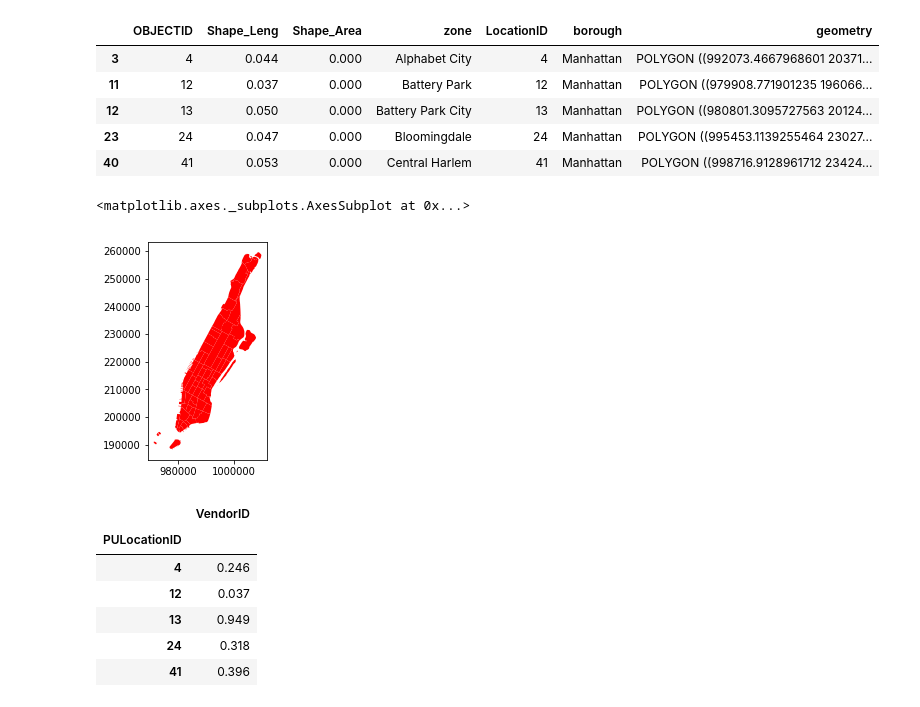
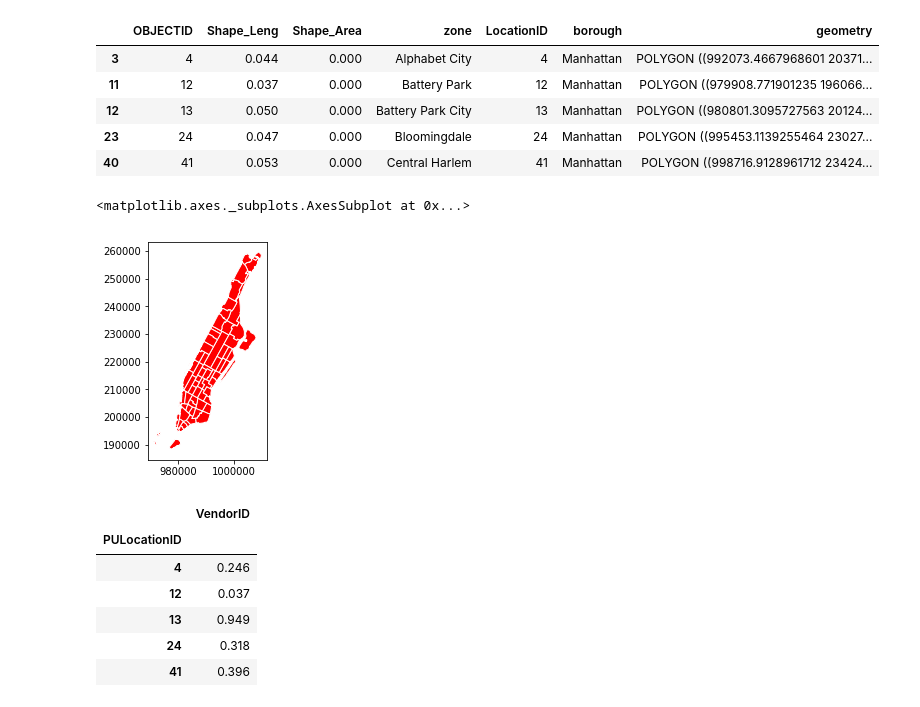
Before and after one commit to hlmiao/nyc_taxi_requests_prediction, a Jupyter notebook: nyc_taxi_requests_prediction.ipynb, the cells around one changed output. Drawn from its saved outputs; the diff is of its cells as text; code cells hidden in the pictures.

```diff
--- a/nyc_taxi_requests_prediction.ipynb
+++ b/nyc_taxi_requests_prediction.ipynb
@@ -10,7 +10,7 @@ import geopandas as gp
 import matplotlib
 %matplotlib inline
 import matplotlib.pyplot as plt
-plt.rcParams['figure.figsize'] = [40, 20]
+plt.rcParams['figure.figsize'] = [200, 150]
 pd.set_option('display.max_columns', None)
 pd.set_option('display.float_format', lambda x: '%.3f' % x)
 
@@ -350,10 +357,10 @@ taxi_zones_shape.head()
 | 23 | 24 | 0.047 | 0.000 | Bloomingdale | 24 | Manhattan | POLYGON ((995453.1139255464 23027... |
 | 40 | 41 | 0.053 | 0.000 | Central Harlem | 41 | Manhattan | POLYGON ((998716.9128961712 23424... |
 # %%
-taxi_zones_shape.plot(color='red')
+taxi_zones_shape.plot(color='red', edgecolor='white')
 # %% [output]
 <matplotlib.axes._subplots.AxesSubplot at 0x...>
-[figure, old version]
+[figure, new version]
 # %%
 PULocationID_group = sample_manhattan.groupby(['PULocationID']).count()[['VendorID']]
 PULocationID_group['VendorID'] = PULocationID_group['VendorID']/sample_manhattan.shape[0]*100
```
Also changed, not shown: parts of 80 cells of this notebook.
